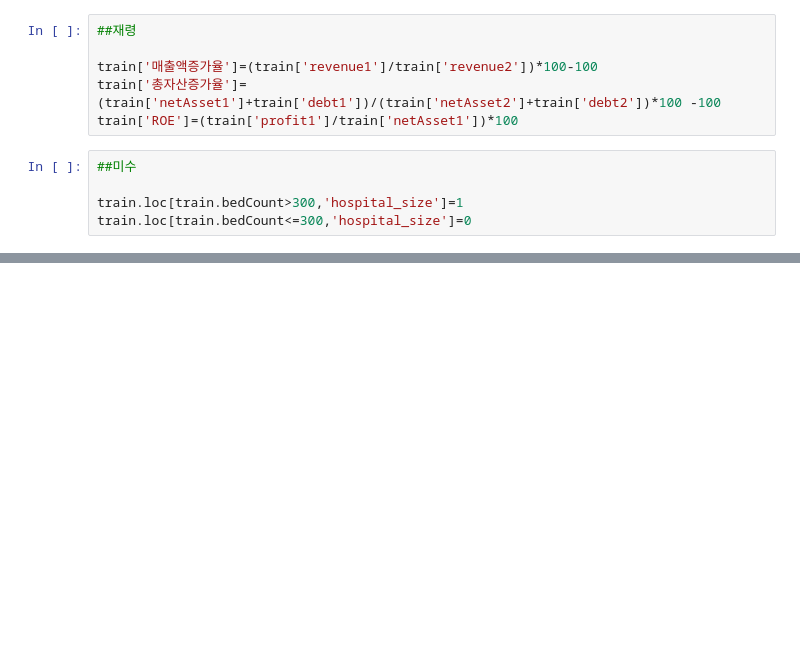
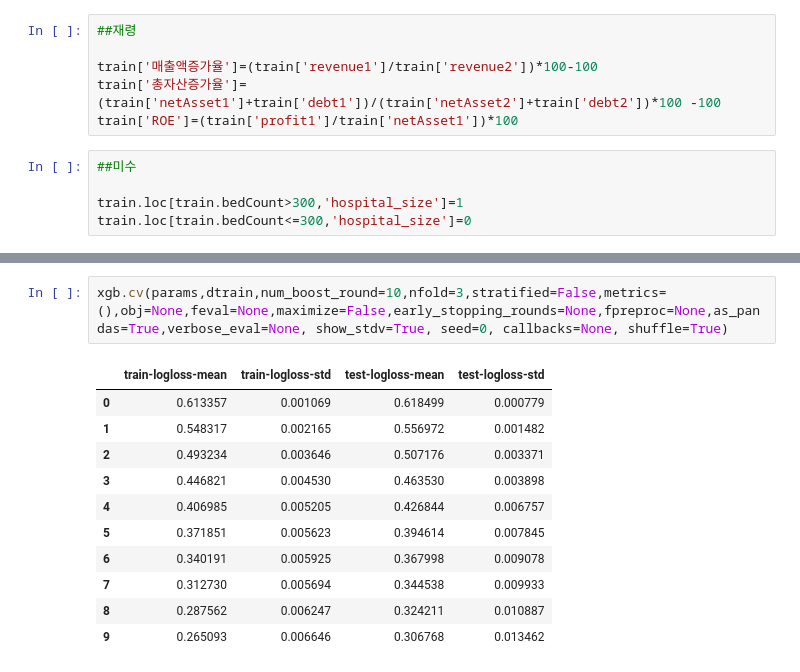
Before and after one commit to chacha715/ESA, a Jupyter notebook: 병원_프로젝트.ipynb, the cells around one changed output, grey strips where cells are left out. Cells and saved outputs as stored; diff of their text form; blank space fills up the shorter version.

```diff
--- a/병원_프로젝트.ipynb
+++ b/병원_프로젝트.ipynb
@@ -138,0 +254,14 @@ train['revenue1'].isnull().sum()
+# %%
+xgb.cv(params,dtrain,num_boost_round=10,nfold=3,stratified=False,metrics=(),obj=None,feval=None,maximize=False,early_stopping_rounds=None,fpreproc=None,as_pandas=True,verbose_eval=None, show_stdv=True, seed=0, callbacks=None, shuffle=True)
+# %% [output]
+|  | train-logloss-mean | train-logloss-std | test-logloss-mean | test-logloss-std |
+| 0 | 0.613357 | 0.001069 | 0.618499 | 0.000779 |
+| 1 | 0.548317 | 0.002165 | 0.556972 | 0.001482 |
+| 2 | 0.493234 | 0.003646 | 0.507176 | 0.003371 |
+| 3 | 0.446821 | 0.004530 | 0.463530 | 0.003898 |
+| 4 | 0.406985 | 0.005205 | 0.426844 | 0.006757 |
+| 5 | 0.371851 | 0.005623 | 0.394614 | 0.007845 |
+| 6 | 0.340191 | 0.005925 | 0.367998 | 0.009078 |
+| 7 | 0.312730 | 0.005694 | 0.344538 | 0.009933 |
+| 8 | 0.287562 | 0.006247 | 0.324211 | 0.010887 |
+| 9 | 0.265093 | 0.006646 | 0.306768 | 0.013462 |
```
Also changed, not shown: parts of 27 cells of this notebook.
